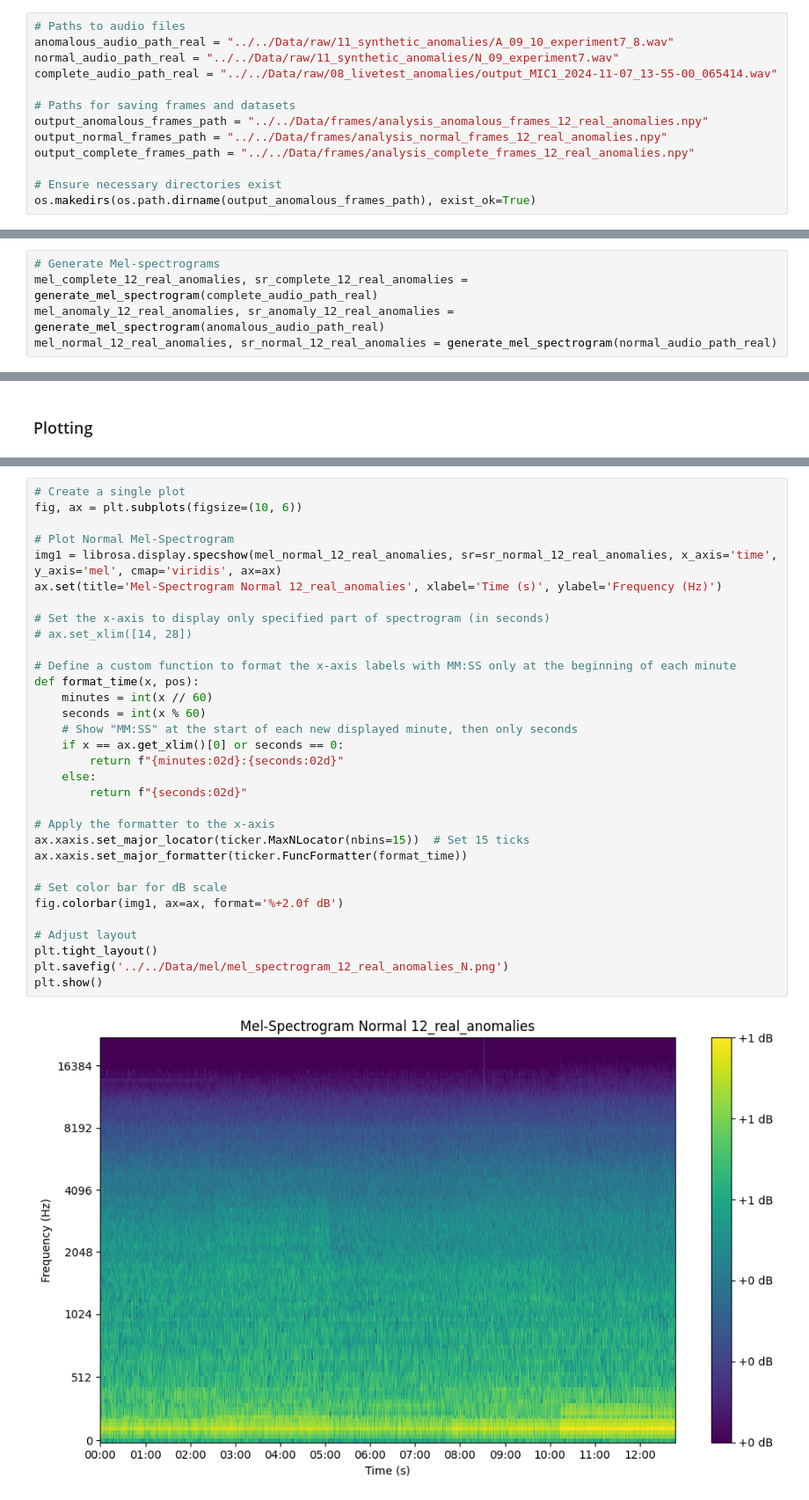
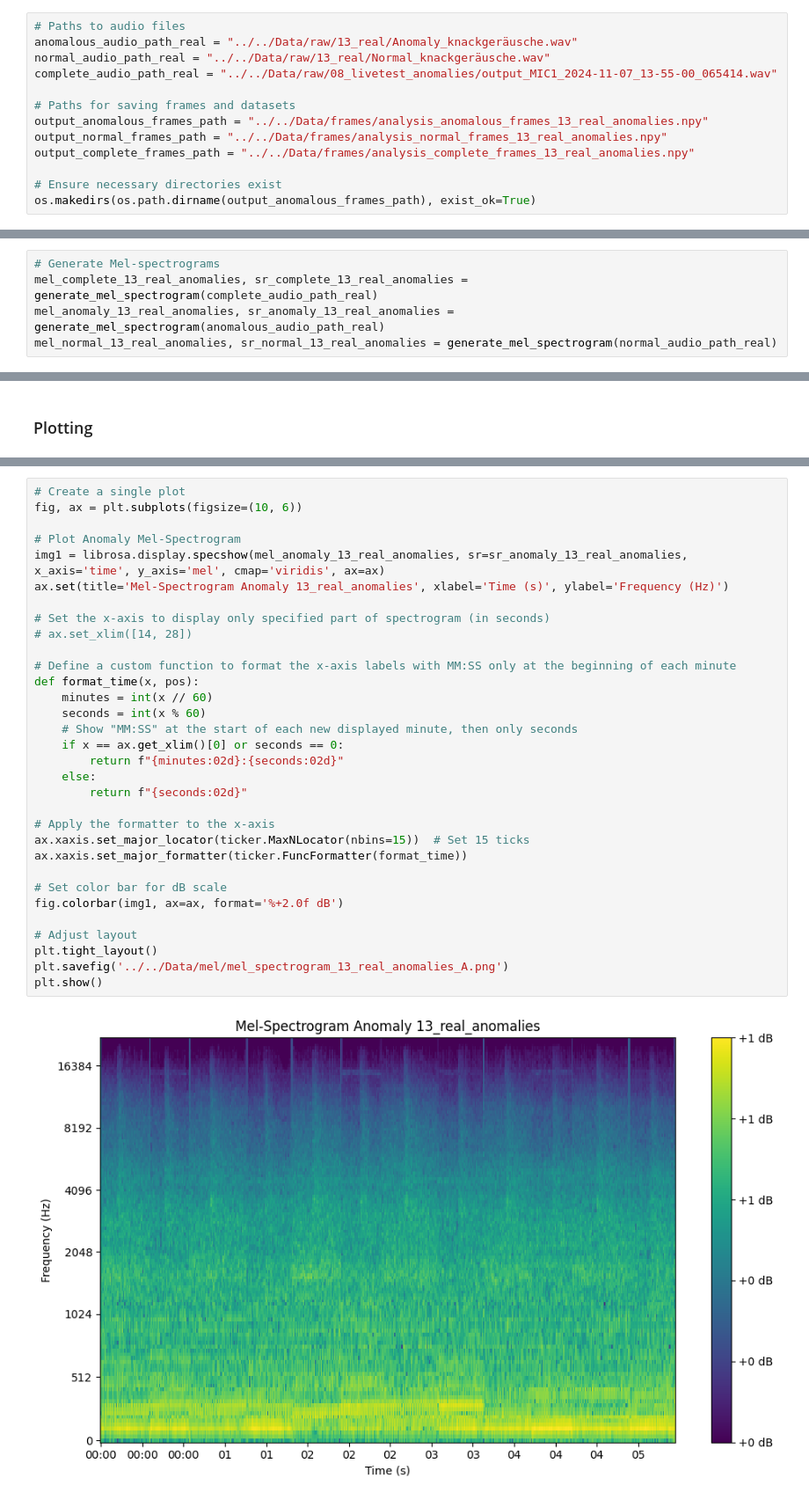
Before and after one commit to frodo-hu/Acoustic-Anomaly-Detection, a Jupyter notebook: Notebooks/Data Analysis/Data Analysis.ipynb, the cells around one changed output, grey strips where cells are left out. Shown at 88% size. Saved outputs shown, nothing was run; the diff lists cells and outputs as text.

```diff
--- a/Notebooks/Data Analysis/Data Analysis.ipynb
+++ b/Notebooks/Data Analysis/Data Analysis.ipynb
@@ -341,14 +424,14 @@ Visualizing frames for normal sounds...
 ### Load Dataset
 # %%
 # Paths to audio files
-anomalous_audio_path_real = "../../Data/raw/11_synthetic_anomalies/A_09_10_experiment7_8.wav"
-normal_audio_path_real = "../../Data/raw/11_synthetic_anomalies/N_09_experiment7.wav"
+anomalous_audio_path_real = "../../Data/raw/13_real/Anomaly_knackgeräusche.wav"
+normal_audio_path_real = "../../Data/raw/13_real/Normal_knackgeräusche.wav"
 complete_audio_path_real = "../../Data/raw/08_livetest_anomalies/output_MIC1_2024-11-07_13-55-00_065414.wav"
 
 # Paths for saving frames and datasets
-output_anomalous_frames_path = "../../Data/frames/analysis_anomalous_frames_12_real_anomalies.npy"
-output_normal_frames_path = "../../Data/frames/analysis_normal_frames_12_real_anomalies.npy"
-output_complete_frames_path = "../../Data/frames/analysis_complete_frames_12_real_anomalies.npy"
+output_anomalous_frames_path = "../../Data/frames/analysis_anomalous_frames_13_real_anomalies.npy"
+output_normal_frames_path = "../../Data/frames/analysis_normal_frames_13_real_anomalies.npy"
+output_complete_frames_path = "../../Data/frames/analysis_complete_frames_13_real_anomalies.npy"
 
 # Ensure necessary directories exist
 os.makedirs(os.path.dirname(output_anomalous_frames_path), exist_ok=True)
@@ -356,8 +439,8 @@ os.makedirs(os.path.dirname(output_anomalous_frames_path), exist_ok=True)
 ### Generate Mel-Spectrogram
 # %%
 # Generate Mel-spectrograms
-mel_complete_12_real_anomalies, sr_complete_12_real_anomalies = generate_mel_spectrogram(complete_audio_path_real)
-mel_anomaly_12_real_anomalies, sr_anomaly_12_real_anomalies = generate_mel_spectrogram(anomalous_audio_path_real)
-mel_normal_12_real_anomalies, sr_normal_12_real_anomalies = generate_mel_spectrogram(normal_audio_path_real)
+mel_complete_13_real_anomalies, sr_complete_13_real_anomalies = generate_mel_spectrogram(complete_audio_path_real)
+mel_anomaly_13_real_anomalies, sr_anomaly_13_real_anomalies = generate_mel_spectrogram(anomalous_audio_path_real)
+mel_normal_13_real_anomalies, sr_normal_13_real_anomalies = generate_mel_spectrogram(normal_audio_path_real)
 # %%
 # Ensure sampling rates match
@@ -482,34 +583,34 @@ plt.show()
 # %%
 # Create a single plot
 fig, ax = plt.subplots(figsize=(10, 6))
 
-# Plot Normal Mel-Spectrogram
-img1 = librosa.display.specshow(mel_normal_12_real_anomalies, sr=sr_normal_12_real_anomalies, x_axis='time', y_axis='mel', cmap='viridis', ax=ax)
-ax.set(title='Mel-Spectrogram Normal 12_real_anomalies', xlabel='Time (s)', ylabel='Frequency (Hz)')
+# Plot Anomaly Mel-Spectrogram
+img1 = librosa.display.specshow(mel_anomaly_13_real_anomalies, sr=sr_anomaly_13_real_anomalies, x_axis='time', y_axis='mel', cmap='viridis', ax=ax)
+ax.set(title='Mel-Spectrogram Anomaly 13_real_anomalies', xlabel='Time (s)', ylabel='Frequency (Hz)')
 
 # Set the x-axis to display only specified part of spectrogram (in seconds)
 # ax.set_xlim([14, 28])
 
 # Define a custom function to format the x-axis labels with MM:SS only at the beginning of each minute
 def format_time(x, pos):
     minutes = int(x // 60)
     seconds = int(x % 60)
     # Show "MM:SS" at the start of each new displayed minute, then only seconds
     if x == ax.get_xlim()[0] or seconds == 0:
         return f"{minutes:02d}:{seconds:02d}"
     else:
         return f"{seconds:02d}"
 
 # Apply the formatter to the x-axis
 ax.xaxis.set_major_locator(ticker.MaxNLocator(nbins=15))  # Set 15 ticks
 ax.xaxis.set_major_formatter(ticker.FuncFormatter(format_time))
 
 # Set color bar for dB scale
 fig.colorbar(img1, ax=ax, format='%+2.0f dB')
 
 # Adjust layout
 plt.tight_layout()
-plt.savefig('../../Data/mel/mel_spectrogram_12_real_anomalies_N.png')
+plt.savefig('../../Data/mel/mel_spectrogram_13_real_anomalies_A.png')
 plt.show()
 # %% [output]
-[figure, old version]
+[figure, new version]
```
Also changed, not shown: parts of 41 cells of this notebook.
